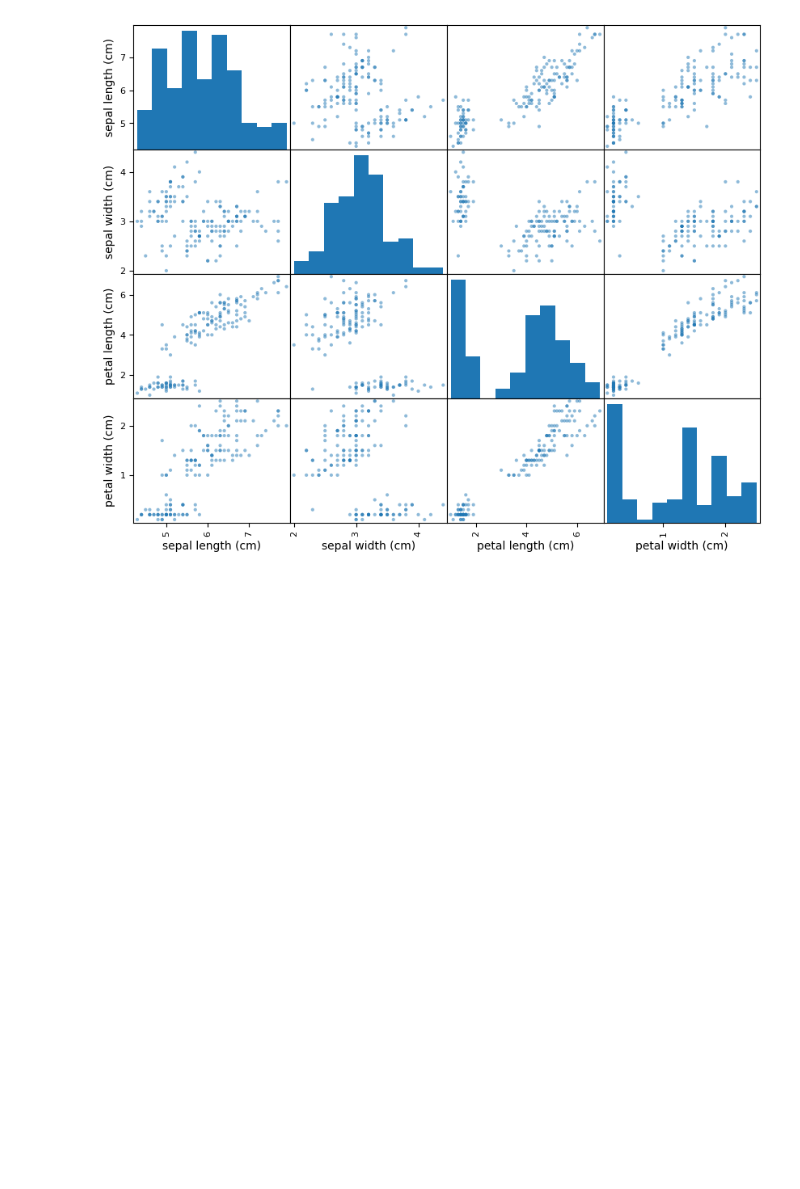
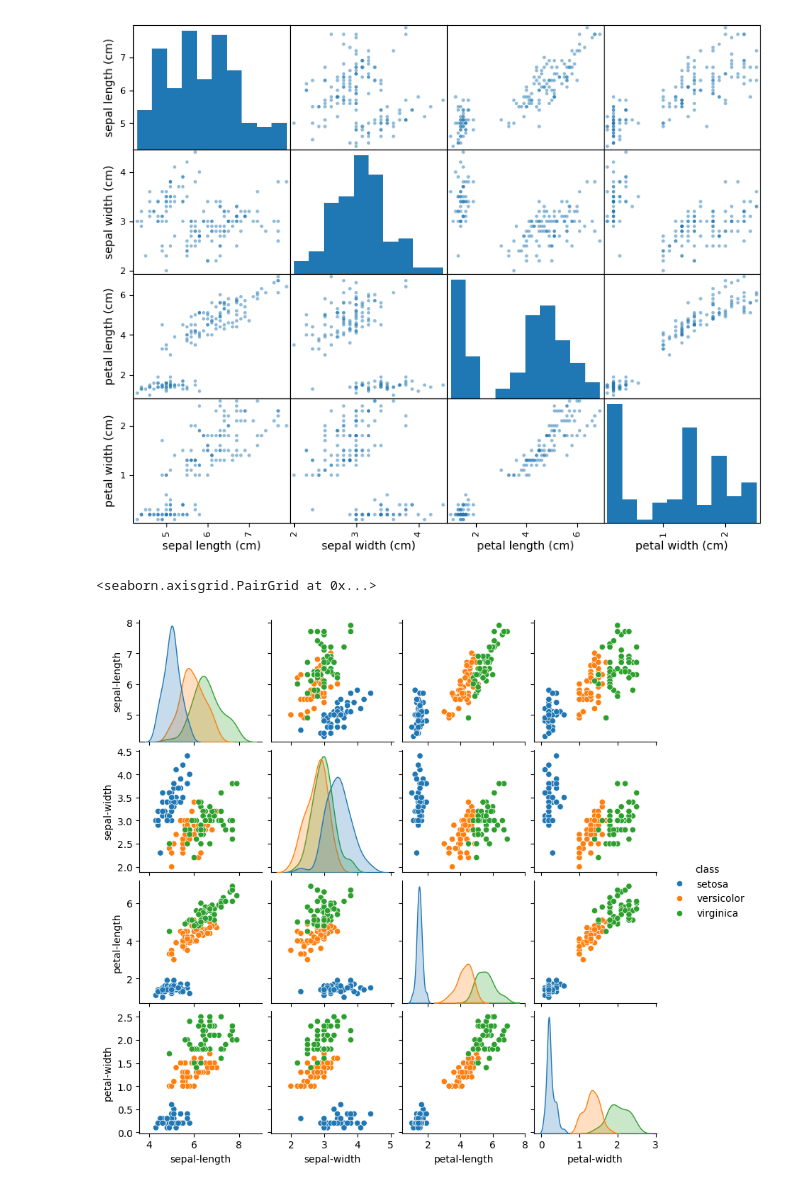
Before and after one commit to BaoNgoc27/ueh25-ktlt-eco, a Jupyter notebook: buoi02_250816/Bai tap minh hoa/buoi03_demo.ipynb.ipynb, the cells around one changed output. Cells and saved outputs as stored; diff of their text form; code cells hidden in the pictures; blank space fills up the shorter version.

```diff
--- a/buoi02_250816/Bai tap minh hoa/buoi03_demo.ipynb.ipynb
+++ b/buoi02_250816/Bai tap minh hoa/buoi03_demo.ipynb.ipynb
@@ -449,22 +449,7 @@ plt.show()
 # %% [output]
 [figure]
 # %%
-import pandas as pd
-import seaborn as sns
-import matplotlib.pyplot as plt
-from sklearn.datasets import load_iris
-
-# Tạo DataFrame và thêm cột 'class'
-iris = load_iris(as_frame=True)
-df = iris.frame.rename(columns={
-    "sepal length (cm)": "sepal-length",
-    "sepal width (cm)":  "sepal-width",
-    "petal length (cm)": "petal-length",
-    "petal width (cm)":  "petal-width",
-})
-df["class"] = df["target"].map(dict(enumerate(iris.target_names)))
-df = df.drop(columns=["target"])
-
-# Vẽ pairplot (seaborn mới dùng 'height' thay cho 'size')
-sns.pairplot(df, hue="class", height=2)
-plt.show()
+sns.pairplot(df, hue="class", size=2)
+# %% [output]
+<seaborn.axisgrid.PairGrid at 0x...>
+[figure, added]
```
